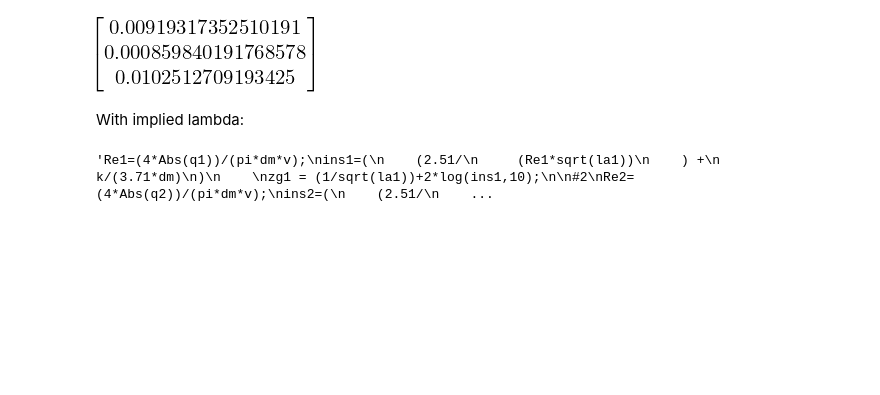
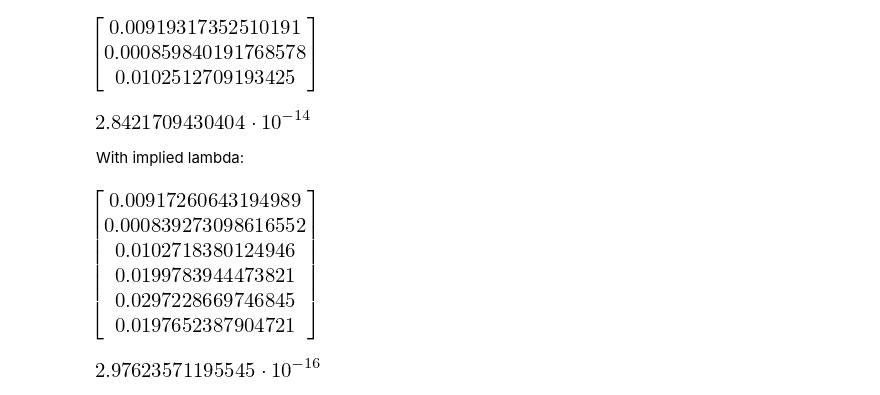
Before and after one commit to pchr8/math3-jupyter, a Jupyter notebook: NichtLin.ipynb, the cells around one changed output. Cells and saved outputs as stored; diff of their text form; code cells hidden in the pictures; blank space fills up the shorter version.

```diff
--- a/NichtLin.ipynb
+++ b/NichtLin.ipynb
@@ -51,51 +49,45 @@ ss=[q1+q3-70/3600,
 #30/3600+q2-q1,
 ssymbols=[q1,q2,q3]
 # %%
-nsolve(ss,ssymbols,[1,1,1])
+res=nsolve(ss,ssymbols,[1,1,1])
 #solveset(ss,ssymbols)
 #nonlinsolve(ss,ssymbols)
+res
 # %% [output]
 [figure]
+# %%
+#ss[2].evalf(subs={q1:res[0],q2:res[1],q3:[2]})
+#ss[1].evalf(subs={q2:res[1],q3:res[2]})
+res[0]+res[2]==70/3600
+#ss[0].evalf(subs={q1:res[0],q3:res[2]})
+#ss[0].evalf(subs={q1:0.00919317352510191, q3:0.0102512709193425})
+ex=ss[2].subs(q1,res[0])
+ex=ex.subs(q2,res[1])
+ex=ex.subs(q3,res[2])
+ex
+# %% [output]
+[figure, added]
 # %% [markdown]
 With implied lambda:
 # %%
 from sympy import *
 q1,q2,q3,la1,la2,la3=symbols("q1 q2 q3 la1 la2 la3",real=True)
-#v,k=symbols("v,k");
-#dm,l1,l2,l3=symbols("dm,l1,l2,l3");
 
 l1=250;l2=150;l3=200;
 dm=0.08;
+v=10**(-6);
+k=0.00005;
 
 a1=la1*l1/dm**5;
 a2=la2*l2/dm**5;
 a3=la3*l3/dm**5;
 
-v=10**(-6);
-k=0.00005;
-
 k1=q1+q3-70/3600;
 k2=q3+q2-40/3600;
 m=a1*(-q1)*Abs(q1)+a2*q2*Abs(q2)+a3*q3*Abs(q3);
 
-zg1 = (1/sqrt(la1))+2*log(
-(
-    (2.51/
-     (
-         ((4*Abs(q1))/(pi*dm*v))
-         *sqrt(la1))
-    ) +
-    k/(3.71*dm)
-),10);
+Re1=(4*Abs(q1))/(pi*dm*v);
 
-zg2=zg1.subs(la1,la2);
-zg2=zg2.subs(q1,q2);
-zg3=zg1.subs(la1,la3);
-zg3=zg3.subs(q1,q3);
-
-
-#1
-"""Re1=(4*Abs(q1))/(pi*dm*v);
 ins1=(
     (2.51/
      (Re1*sqrt(la1))
@@ -105,30 +97,9 @@ ins1=(
 
 zg1 = (1/sqrt(la1))+2*log(ins1,10);
 
-#2
-Re2=(4*Abs(q2))/(pi*dm*v);
-ins2=(
-    (2.51/
-     (Re2*sqrt(la2))
-    ) +
-    k/(3.71*dm)
-)
-#zg1=l1**(-1/2)+2*log(ins,10)
+zg2=zg1.subs(la1,la2);
+zg2=zg2.subs(q1,q2);
 
-zg2 = (1/sqrt(la2))+2*log(ins2,10);
-
-#3
-Re3=(4*Abs(q3))/(pi*dm*v);
-ins3=(
-    (2.51/
-     (Re3*sqrt(la3))
-    ) +
-    k/(3.71*dm)
-)
-#zg1=l1**(-1/2)+2*log(ins,10)
-
-zg3 = (1/sqrt(la3))+2*log(ins3,10);
-"""
+zg3=zg1.subs(la1,la3);
+zg3=zg3.subs(q1,q3);
-# %% [output]
-'Re1=(4*Abs(q1))/(pi*dm*v);\nins1=(\n    (2.51/\n     (Re1*sqrt(la1))\n    ) +\n    k/(3.71*dm)\n)\n    \nzg1 = (1/sqrt(la1))+2*log(ins1,10);\n\n#2\nRe2=(4*Abs(q2))/(pi*dm*v);\nins2=(\n    (2.51/\n    ...
 # %%
@@ -137,0 +109,11 @@ eqs=[k1,k2,m,zg1,zg2,zg3]
+# %%
+rn=nsolve(eqs,symbols,values)
+rn
+# %% [output]
+[figure, added]
+# %%
+zgg=zg3.subs(q3,rn[2])
+zgg=zgg.subs(la3,rn[5])
+zgg.evalf()
+# %% [output]
+[figure, added]
```
Also changed, not shown: parts of 14 cells of this notebook, 1 other file.
